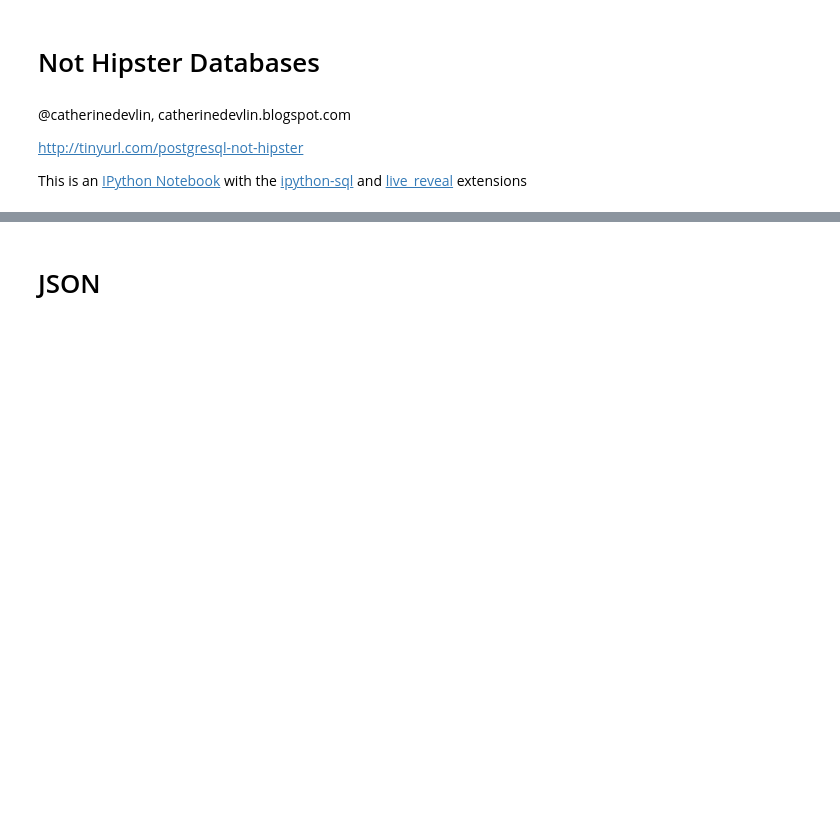
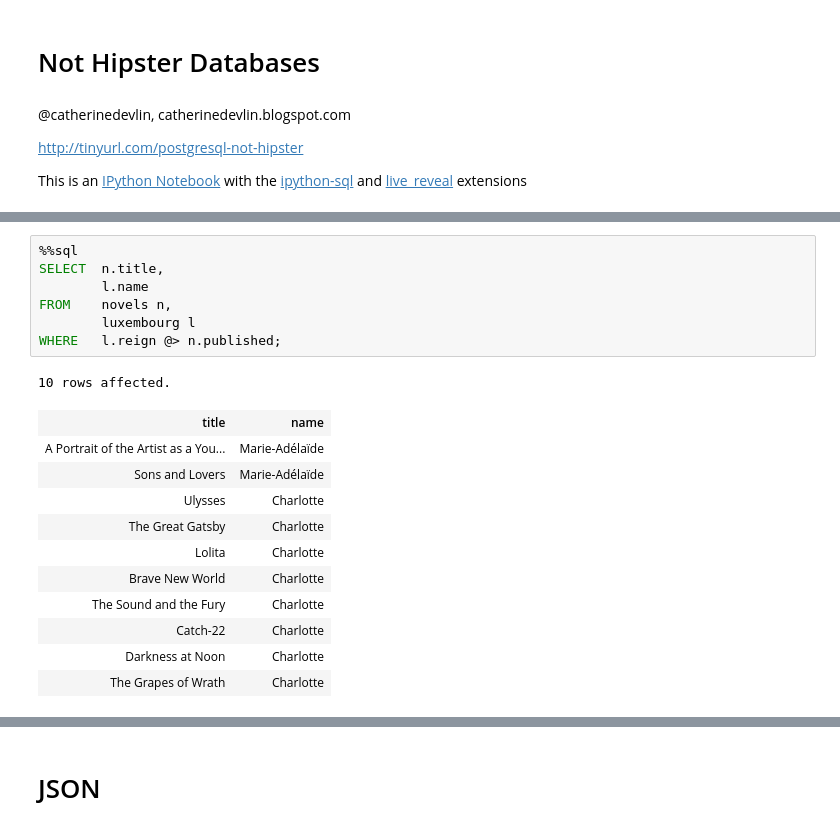
Before and after one commit to catherinedevlin/postgresql-olf2014-lightning, a Jupyter notebook: lightning.ipynb, the cells around one changed output, grey strips where cells are left out. Saved outputs shown, nothing was run; the diff lists cells and outputs as text; blank space fills up the shorter version.

```diff
--- a/lightning.ipynb
+++ b/lightning.ipynb
@@ -25,0 +112,20 @@ This is an [IPython Notebook](http://ipython.org/notebook.html) with the [ipytho
+# %%
+%%sql
+SELECT  n.title,
+        l.name
+FROM    novels n,
+        luxembourg l
+WHERE   l.reign @> n.published;
+# %% [output]
+10 rows affected.
+| title | name |
+| A Portrait of the Artist as a You... | Marie-Adélaïde |
+| Sons and Lovers | Marie-Adélaïde |
+| Ulysses | Charlotte |
+| The Great Gatsby | Charlotte |
+| Lolita | Charlotte |
+| Brave New World | Charlotte |
+| The Sound and the Fury | Charlotte |
+| Catch-22 | Charlotte |
+| Darkness at Noon | Charlotte |
+| The Grapes of Wrath | Charlotte |
```
Also changed, not shown: parts of 41 cells of this notebook, 2 other files.
